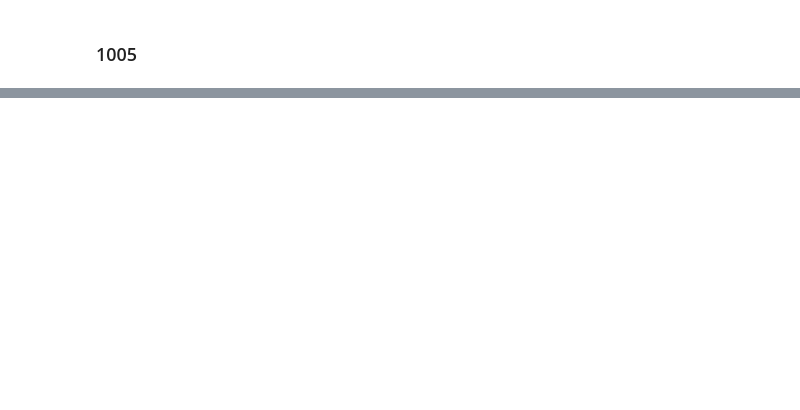
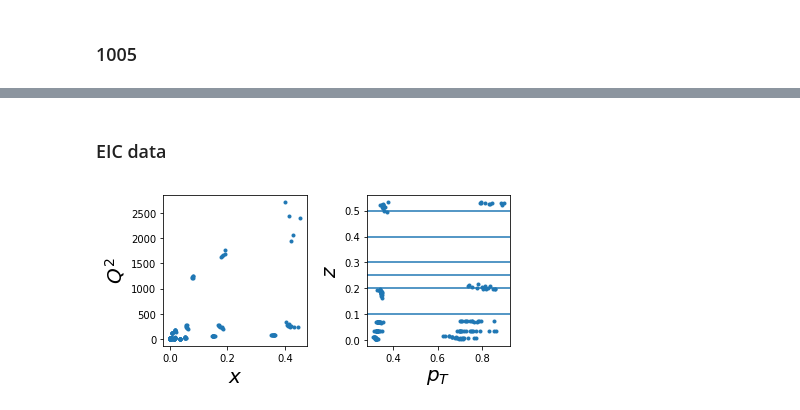
Before and after one commit to zack0179/transfer, a Jupyter notebook: examples/sidis_upol_eic.ipynb, the cells around one changed output, grey strips where cells are left out. Cells and saved outputs as stored; diff of their text form; code cells hidden in the pictures; blank space fills up the shorter version.

```diff
--- a/examples/sidis_upol_eic.ipynb
+++ b/examples/sidis_upol_eic.ipynb
@@ -349,0 +374,17 @@ py.tight_layout()
+# %% [markdown]
+### EIC data
+# %%
+tab=pd.DataFrame(data['sidis']['tabs']['EIC']).query('idx==9000')
+tab['xr']=[np.round(x,2) for x in tab.x]
+ZR=[[0.1,0.2],[0.2,0.25],[0.25,0.3],[0.3,0.4],[0.4,0.5],[0.5,1]]
+
+nrows,ncols=1,2
+fig = py.figure(figsize=(ncols*3,nrows*3))
+ax=py.subplot(nrows,ncols,1)
+ax.plot(tab['x'],tab['Q2'],'.'); ax.set_xlabel(r'$x$',size=20); ax.set_ylabel(r'$Q^2$',size=20)
+ax=py.subplot(nrows,ncols,2)
+ax.plot(tab['pT'],tab['z'],'.'); ax.set_xlabel(r'$p_T$',size=20); ax.set_ylabel(r'$z$',size=20);
+for zr in ZR: ax.axhline(y=zr[0]);
+py.tight_layout()
+# %% [output]
+[figure, added]
```
Also changed, not shown: parts of 15 cells of this notebook, 2 other files.
